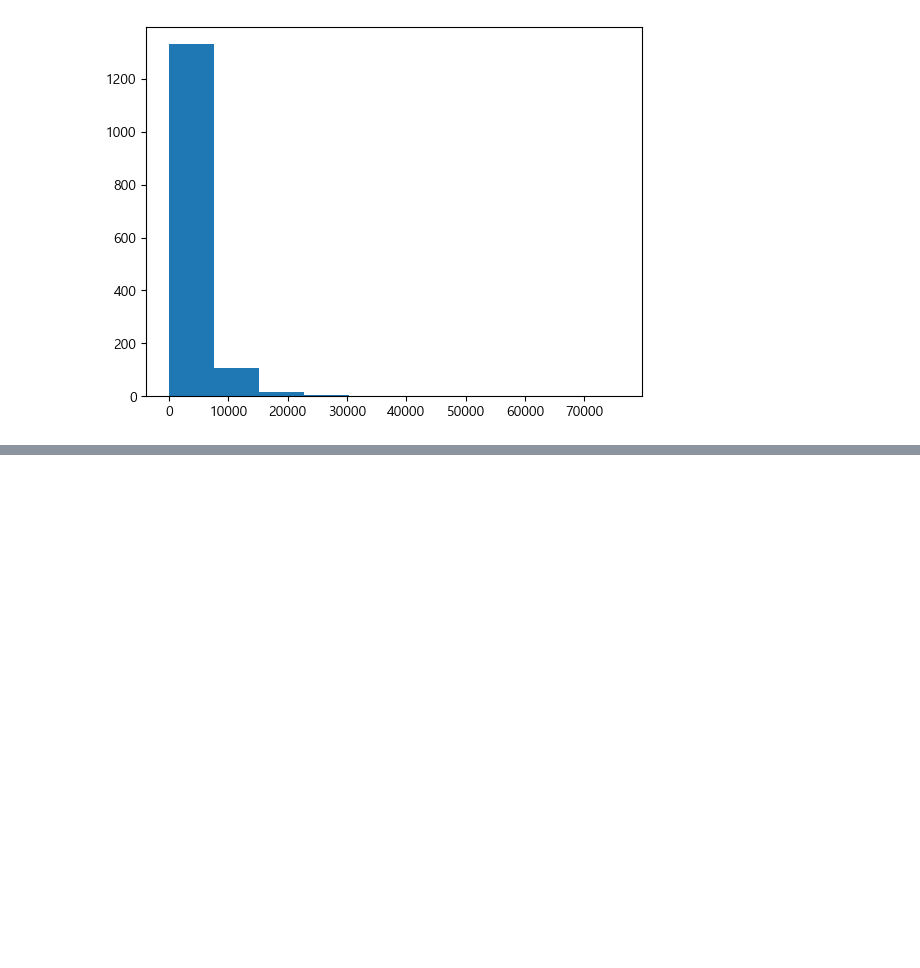
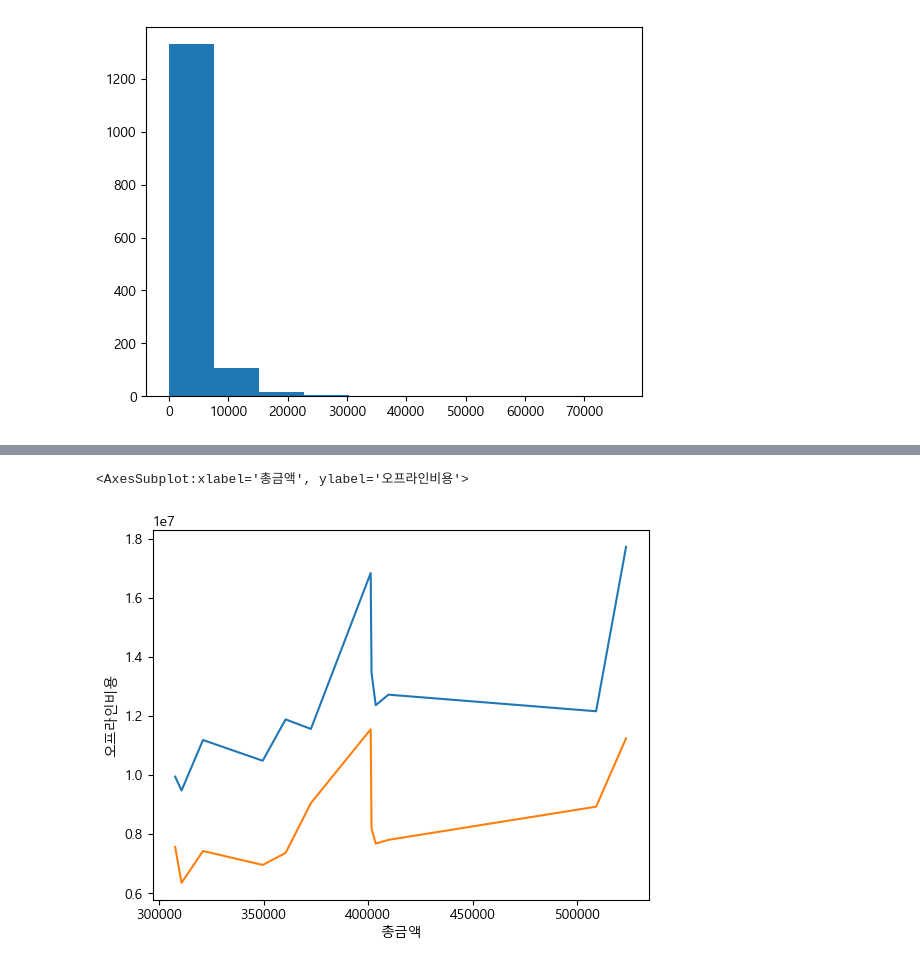
Before and after one commit to ColorConeHead/final_project, a Jupyter notebook: test.ipynb, the cells around one changed output, grey strips where cells are left out. Cells and saved outputs as stored; diff of their text form; code cells hidden in the pictures; blank space fills up the shorter version.

```diff
--- a/test.ipynb
+++ b/test.ipynb
@@ -381,0 +518,4 @@ rfm2
+# %%
+month = pd.DataFrame(df.groupby('월')[['오프라인비용', '온라인비용', '총금액']].sum())
+month.index = ['Jan', 'Feb', 'Mar', 'Apr', 'May', 'Jun', 'Jul', 'Aug', 'Sep', 'Oct', 'Nov', 'Dec']
+month
@@ -381,0 +536,6 @@ rfm2
+# %%
+sns.lineplot(data=month, x='총금액', y='오프라인비용')
+sns.lineplot(data=month, x='총금액', y='온라인비용')
+# %% [output]
+<AxesSubplot:xlabel='총금액', ylabel='오프라인비용'>
+[figure, added]
```
Also changed, not shown: parts of 21 cells of this notebook.
